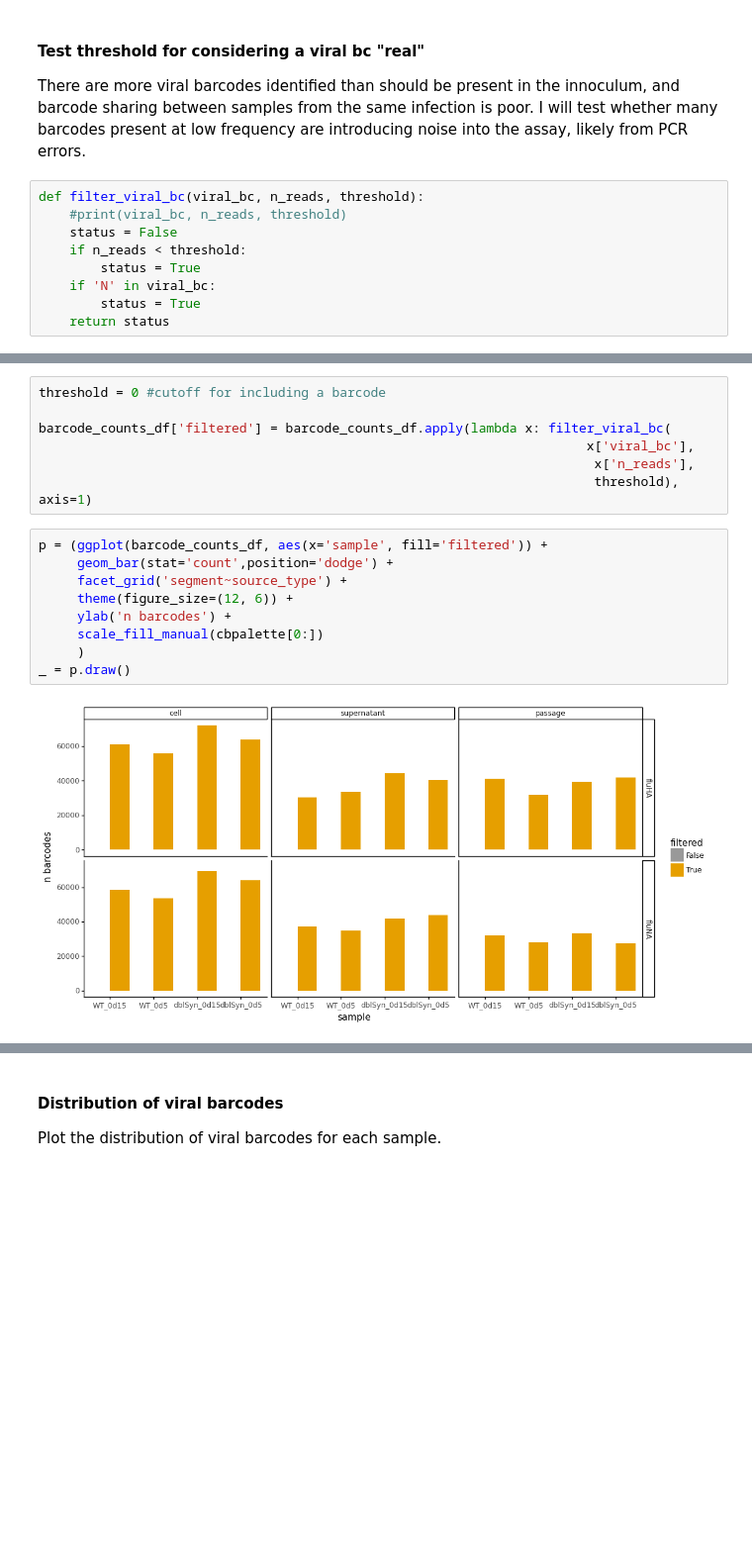
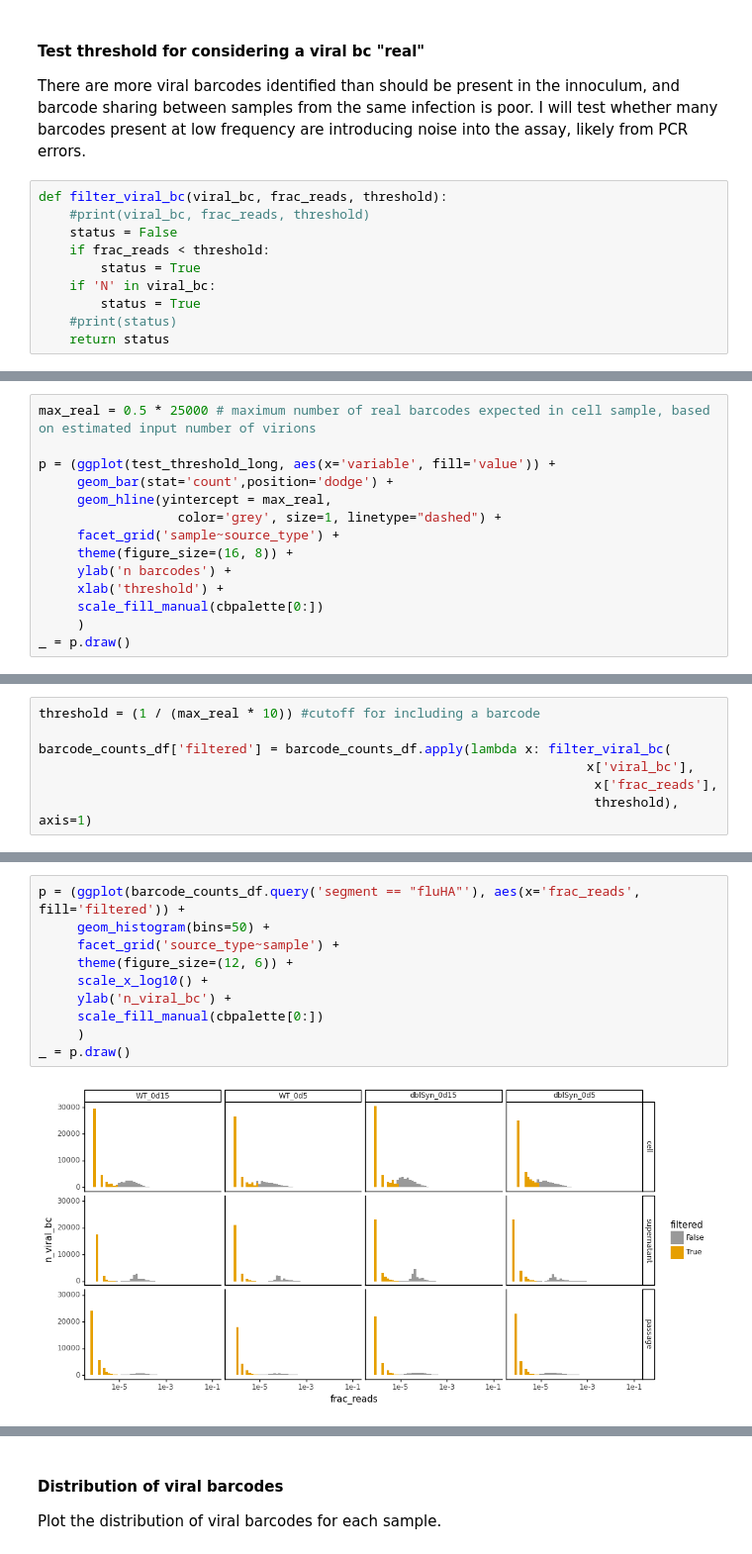
Before and after one commit to jbloomlab/barcoded_flu_pdmH1N1, a Jupyter notebook: viral_bc_analysis.ipynb, the cells around one changed output, grey strips where cells are left out. Shown at 99% size. Saved outputs shown, nothing was run; the diff lists cells and outputs as text; blank space fills up the shorter version.

Commit message:
Filtered based on fraction

```diff
--- a/viral_bc_analysis.ipynb
+++ b/viral_bc_analysis.ipynb
@@ -259,13 +261,14 @@ barcode_counts_df
 #### Test threshold for considering a viral bc "real"
 There are more viral barcodes identified than should be present in the innoculum, and barcode sharing between samples from the same infection is poor. I will test whether many barcodes present at low frequency are introducing noise into the assay, likely from PCR errors.
 # %%
-def filter_viral_bc(viral_bc, n_reads, threshold):
-    #print(viral_bc, n_reads, threshold)
+def filter_viral_bc(viral_bc, frac_reads, threshold):
+    #print(viral_bc, frac_reads, threshold)
     status = False
-    if n_reads < threshold:
+    if frac_reads < threshold:
         status = True
     if 'N' in viral_bc:
         status = True
+    #print(status)
     return status
 # %%
 test_threshold_df = barcode_counts_df.copy(deep=True)
@@ -288 +323,15 @@ test_threshold_df['variable'] = pd.Categorical(test_threshold_df['variable'],
                                               ordered=True)
+# %%
+max_real = 0.5 * 25000 # maximum number of real barcodes expected in cell sample, based on estimated input number of virions
+
+p = (ggplot(test_threshold_long, aes(x='variable', fill='value')) +
+     geom_bar(stat='count',position='dodge') +
+     geom_hline(yintercept = max_real,
+                  color='grey', size=1, linetype="dashed") +
+     facet_grid('sample~source_type') +
+     theme(figure_size=(16, 8)) +
+     ylab('n barcodes') +
+     xlab('threshold') +
+     scale_fill_manual(cbpalette[0:])
+     )
+_ = p.draw()
@@ -289 +344,8 @@ test_threshold_df['variable'] = pd.Categorical(test_threshold_df['variable'],
+# %%
+threshold = (1 / (max_real * 10)) #cutoff for including a barcode
+
+barcode_counts_df['filtered'] = barcode_counts_df.apply(lambda x: filter_viral_bc(
+                                                                       x['viral_bc'],
+                                                                        x['frac_reads'],
+                                                                        threshold), axis=1)
 # %%
@@ -297,18 +364,12 @@ _ = p.draw()
-# %%
-threshold = 0 #cutoff for including a barcode
-
-barcode_counts_df['filtered'] = barcode_counts_df.apply(lambda x: filter_viral_bc(
-                                                                       x['viral_bc'],
-                                                                        x['n_reads'],
-                                                                        threshold), axis=1)
 # %%
-p = (ggplot(barcode_counts_df, aes(x='sample', fill='filtered')) +
-     geom_bar(stat='count',position='dodge') +
-     facet_grid('segment~source_type') +
+p = (ggplot(barcode_counts_df.query('segment == "fluHA"'), aes(x='frac_reads', fill='filtered')) +
+     geom_histogram(bins=50) +
+     facet_grid('source_type~sample') +
      theme(figure_size=(12, 6)) +
-     ylab('n barcodes') +
+     scale_x_log10() +
+     ylab('n_viral_bc') +
      scale_fill_manual(cbpalette[0:])
      )
 _ = p.draw()
 # %% [output]
-[figure, old version]
+[figure, new version]
```
Also changed, not shown: parts of 24 cells of this notebook.
